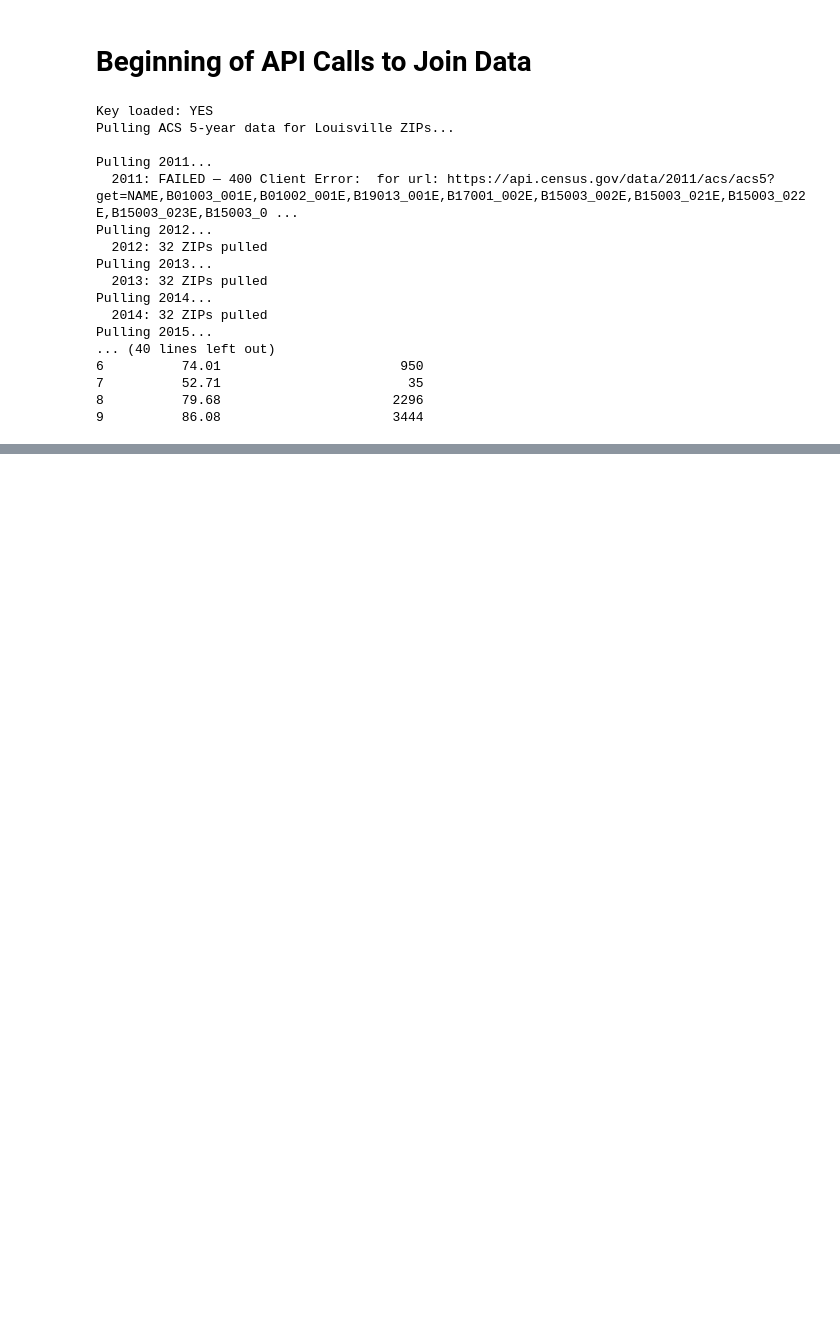
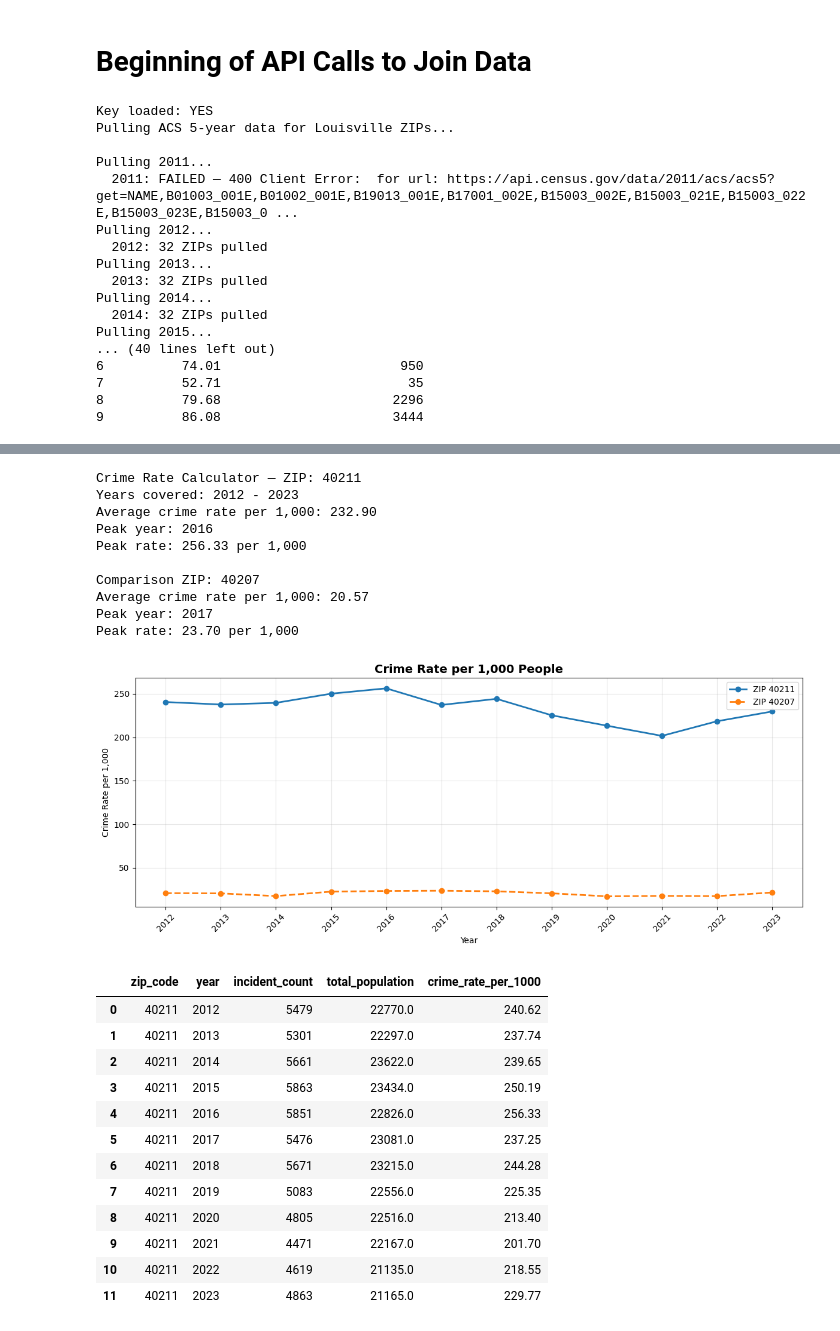
Before and after one commit to JonLar1/Lou_Crime_Data, a Jupyter notebook: notebooks/lou_crime_capstone.ipynb, the cells around one changed output, grey strips where cells are left out. Saved outputs shown, nothing was run; the diff lists cells and outputs as text; code cells hidden in the pictures; blank space fills up the shorter version.

```diff
--- a/notebooks/lou_crime_capstone.ipynb
+++ b/notebooks/lou_crime_capstone.ipynb
@@ -736,0 +1383,28 @@ Pulling 2015...
+# %%
+# Compare two ZIPs — total crime rate
+crime_rate_calculator('40211', compare_zip='40207')
+# %% [output]
+Crime Rate Calculator — ZIP: 40211
+Years covered: 2012 - 2023
+Average crime rate per 1,000: 232.90
+Peak year: 2016
+Peak rate: 256.33 per 1,000
+
+Comparison ZIP: 40207
+Average crime rate per 1,000: 20.57
+Peak year: 2017
+Peak rate: 23.70 per 1,000
+[figure, added]
+|  | zip_code | year | incident_count | total_population | crime_rate_per_1000 |
+| 0 | 40211 | 2012 | 5479 | 22770.0 | 240.62 |
+| 1 | 40211 | 2013 | 5301 | 22297.0 | 237.74 |
+| 2 | 40211 | 2014 | 5661 | 23622.0 | 239.65 |
+| 3 | 40211 | 2015 | 5863 | 23434.0 | 250.19 |
+| 4 | 40211 | 2016 | 5851 | 22826.0 | 256.33 |
+| 5 | 40211 | 2017 | 5476 | 23081.0 | 237.25 |
+| 6 | 40211 | 2018 | 5671 | 23215.0 | 244.28 |
+| 7 | 40211 | 2019 | 5083 | 22556.0 | 225.35 |
+| 8 | 40211 | 2020 | 4805 | 22516.0 | 213.40 |
+| 9 | 40211 | 2021 | 4471 | 22167.0 | 201.70 |
+| 10 | 40211 | 2022 | 4619 | 21135.0 | 218.55 |
+| 11 | 40211 | 2023 | 4863 | 21165.0 | 229.77 |
```
Also changed, not shown: parts of 19 cells of this notebook, 1 other file.
